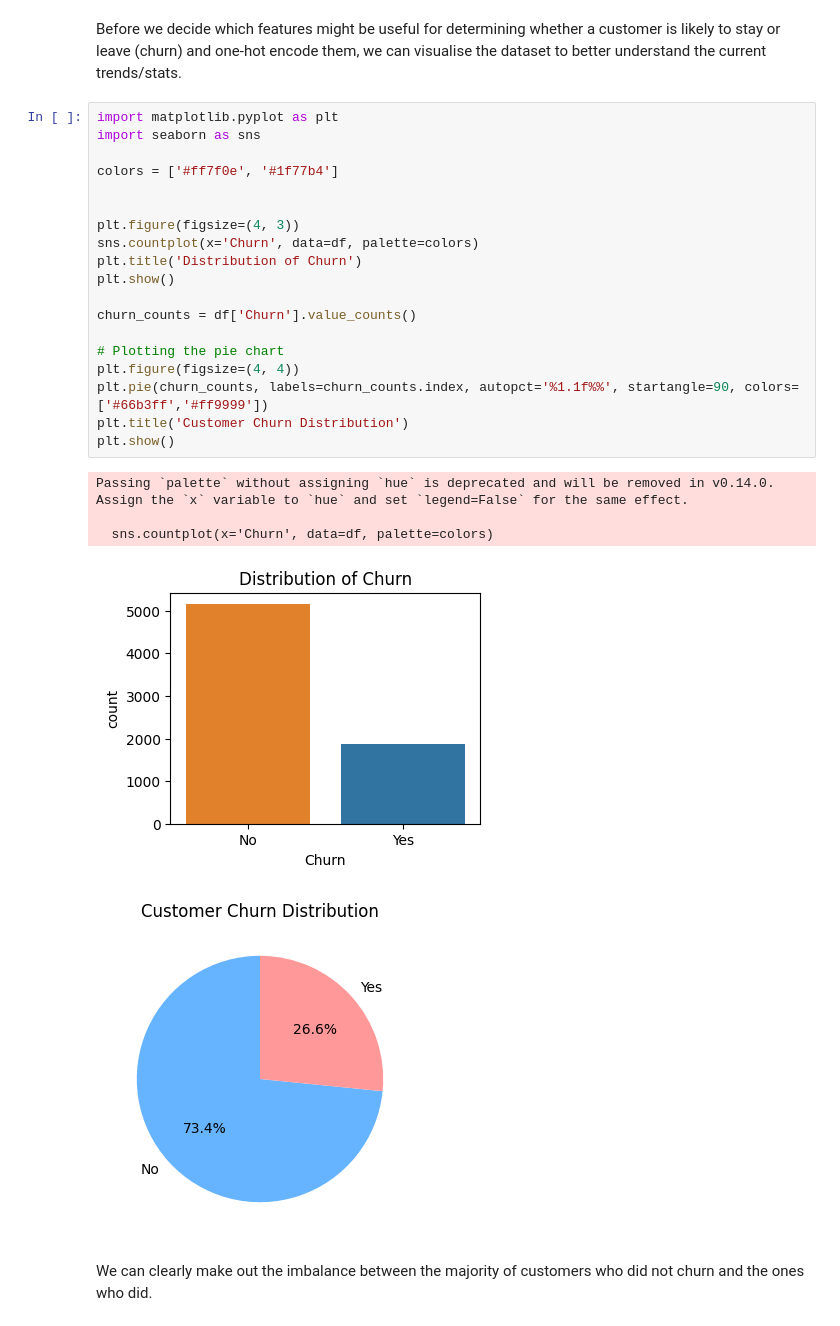
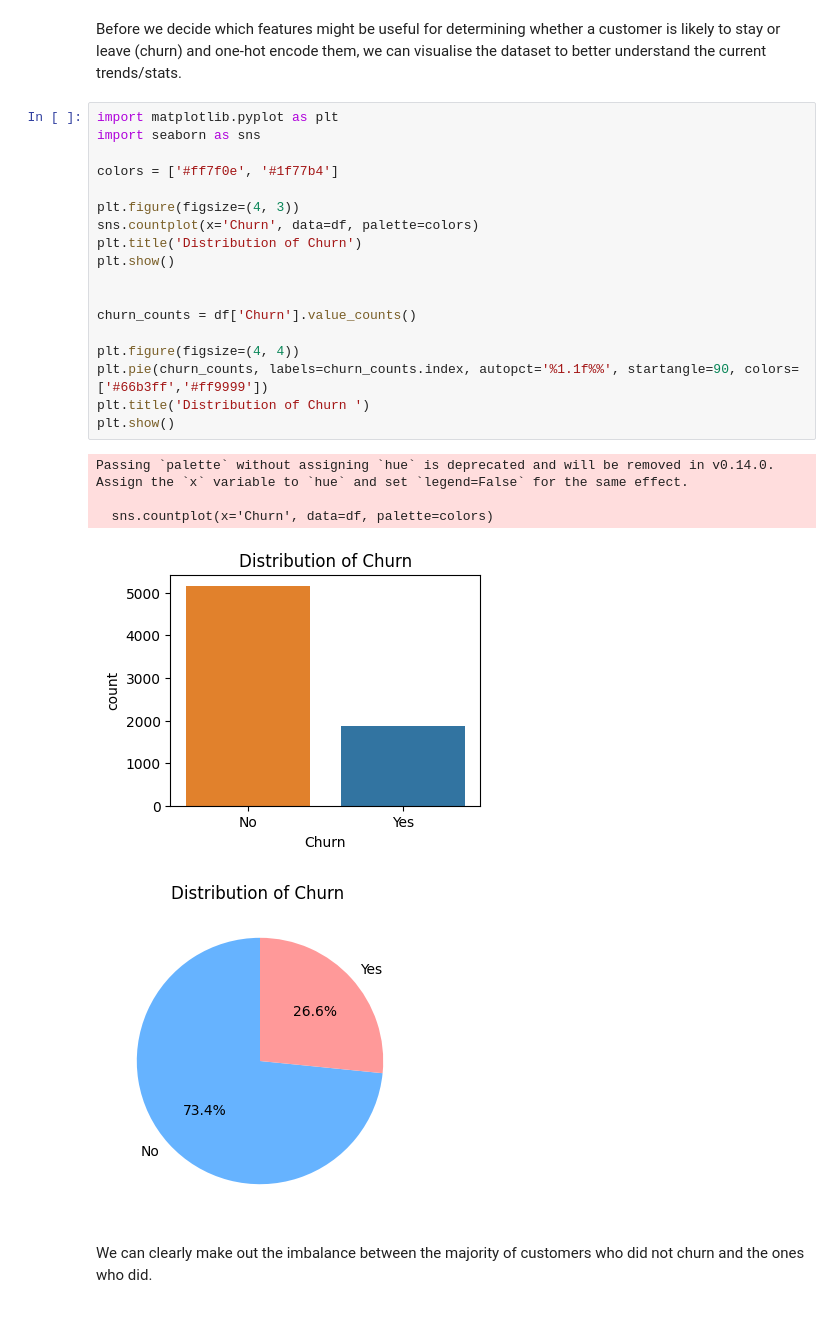
Before and after one commit to RayyanMinhaj/10Pearls-Analyzing-Customer-Churn-Data, a Jupyter notebook: Module1_Data Preprocessing, EDA, and Feature Engineering.ipynb, the cells around one changed output. Saved outputs shown, nothing was run; the diff lists cells and outputs as text.

```diff
--- a/Module1_Data Preprocessing, EDA, and Feature Engineering.ipynb
+++ b/Module1_Data Preprocessing, EDA, and Feature Engineering.ipynb
@@ -89,27 +89,26 @@ Before we decide which features might be useful for determining whether a custom
 # %%
 import matplotlib.pyplot as plt
 import seaborn as sns
 
 colors = ['#ff7f0e', '#1f77b4']
 
-
 plt.figure(figsize=(4, 3))
 sns.countplot(x='Churn', data=df, palette=colors)
 plt.title('Distribution of Churn')
 plt.show()
 
+
 churn_counts = df['Churn'].value_counts()
 
-# Plotting the pie chart
 plt.figure(figsize=(4, 4))
 plt.pie(churn_counts, labels=churn_counts.index, autopct='%1.1f%%', startangle=90, colors=['#66b3ff','#ff9999'])
-plt.title('Customer Churn Distribution')
+plt.title('Distribution of Churn ')
 plt.show()
 # %% [output]
 Passing `palette` without assigning `hue` is deprecated and will be removed in v0.14.0. Assign the `x` variable to `hue` and set `legend=False` for the same effect.
 
   sns.countplot(x='Churn', data=df, palette=colors)
 [figure]
-[figure, old version]
+[figure, new version]
 # %% [markdown]
 We can clearly make out the imbalance between the majority of customers who did not churn and the ones who did.
```
Also changed, not shown: parts of 8 cells of this notebook, 1 other file.
